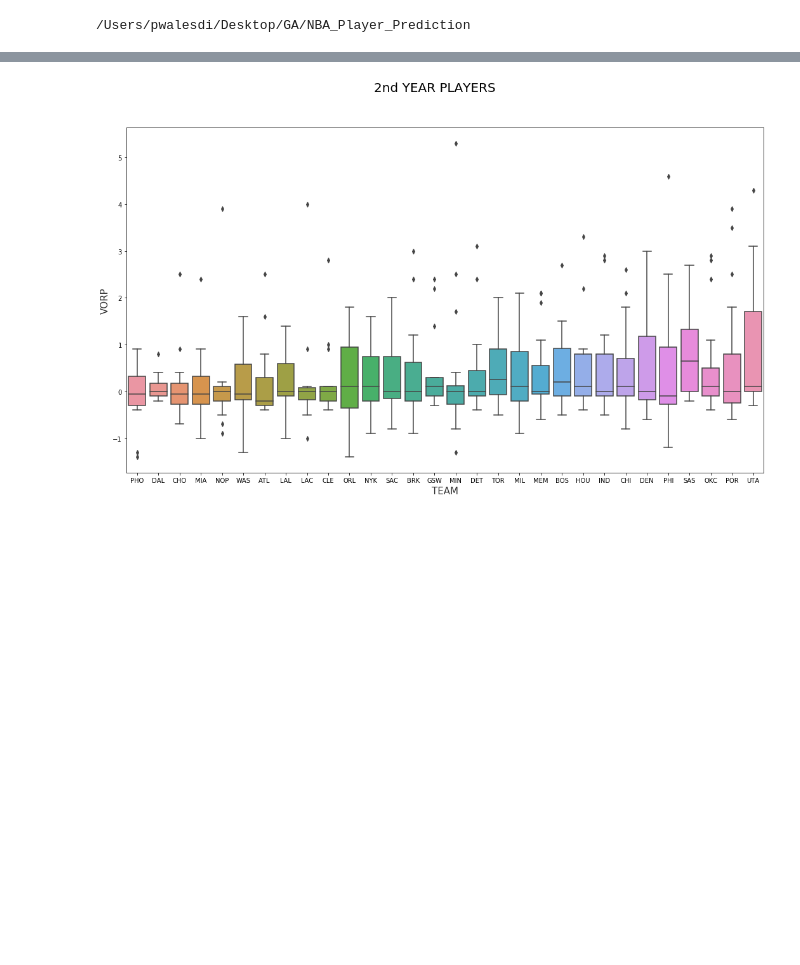
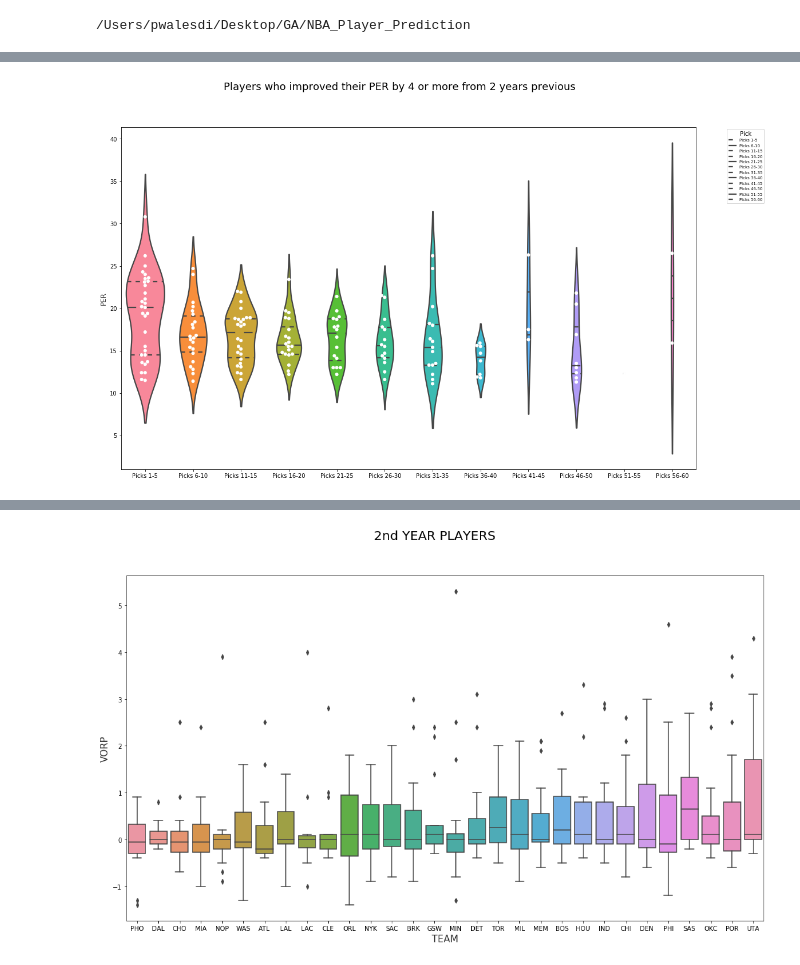
Before and after one commit to pwalesdi/NBA_Player_Prediction, a Jupyter notebook: NBA_Exploration.ipynb, the cells around one changed output, grey strips where cells are left out. Drawn from its saved outputs; the diff is of its cells as text; code cells hidden in the pictures; blank space fills up the shorter version.

```diff
--- a/NBA_Exploration.ipynb
+++ b/NBA_Exploration.ipynb
@@ -42,5 +71,5 @@ bins = [0, 10, 20, 30, 40, 50, 60]
 bins_2 = [0, 5, 10, 15, 20, 25, 30, 35, 40, 45, 50, 55, 60]
 improvement['binned_picks'] = pd.cut(improvement['Pk'], bins)
 improvement['binned_picks_2'] = pd.cut(improvement['Pk'], bins_2)
-
-improvement.sort_values(by="Tm_x", ascending=True)
+per_improvement['binned_picks'] = pd.cut(per_improvement['Pk'], bins)
+per_improvement['binned_picks_2'] = pd.cut(per_improvement['Pk'], bins_2)
@@ -65,3 +97,23 @@ improvement.sort_values(by="Tm_x", ascending=True)
+# %%
+f, (ax) = plt.subplots(1, 1, figsize=(18, 11))
+f.suptitle('Players who improved their PER by 4 or more from 2 years previous', fontsize=18)
+
+ax = sns.violinplot(data=per_improvement,
+               x="binned_picks_2", y="PER",
+               ax=ax, split=True, scale="count",
+               inner="quart", linewidth=2.25, saturation=1, #hue="draft_round"
+                   )
+ax = sns.swarmplot(x="binned_picks_2", y="PER", data=per_improvement,
+                    color="white", edgecolor="white", linewidth=1)
+
+
+ax.set_xlabel("",size=12,alpha=0.8)
+ax.set_ylabel("PER",size=12,alpha=0.8)
+ax.set(xticklabels=["Picks 1-5", 'Picks 6-10', 'Picks 11-15', 'Picks 16-20', 'Picks 21-25', 'Picks 26-30', 'Picks 31-35', 'Picks 36-40', 'Picks 41-45', 'Picks 46-50', 'Picks 51-55', 'Picks 56-60']);
+ax.legend(bbox_to_anchor=(1.05, 1), loc=2, borderaxespad=0.5, fontsize="x-small", title='Pick', labels=["Picks 1-5", 'Picks 6-10', 'Picks 11-15', 'Picks 16-20', 'Picks 21-25', 'Picks 26-30', 'Picks 31-35', 'Picks 36-40', 'Picks 41-45', 'Picks 46-50', 'Picks 51-55', 'Picks 56-60']);
+f.savefig("improvement_per_by_pick.png")
+# %% [output]
+[figure, added]
 # %%
 f, (ax) = plt.subplots(1, 1, figsize=(18, 11))
 f.suptitle('Age distribution of Player who had VORP jump of 2.0 or greater', fontsize=18)
```
Also changed, not shown: parts of 17 cells of this notebook, 4 other files.
